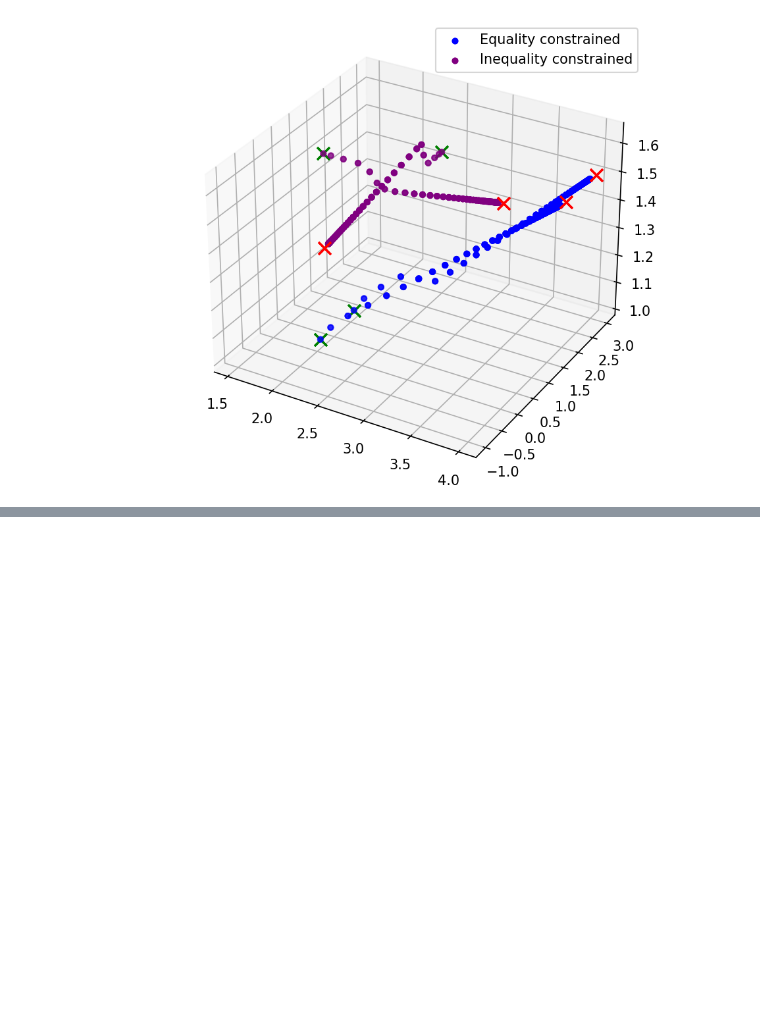
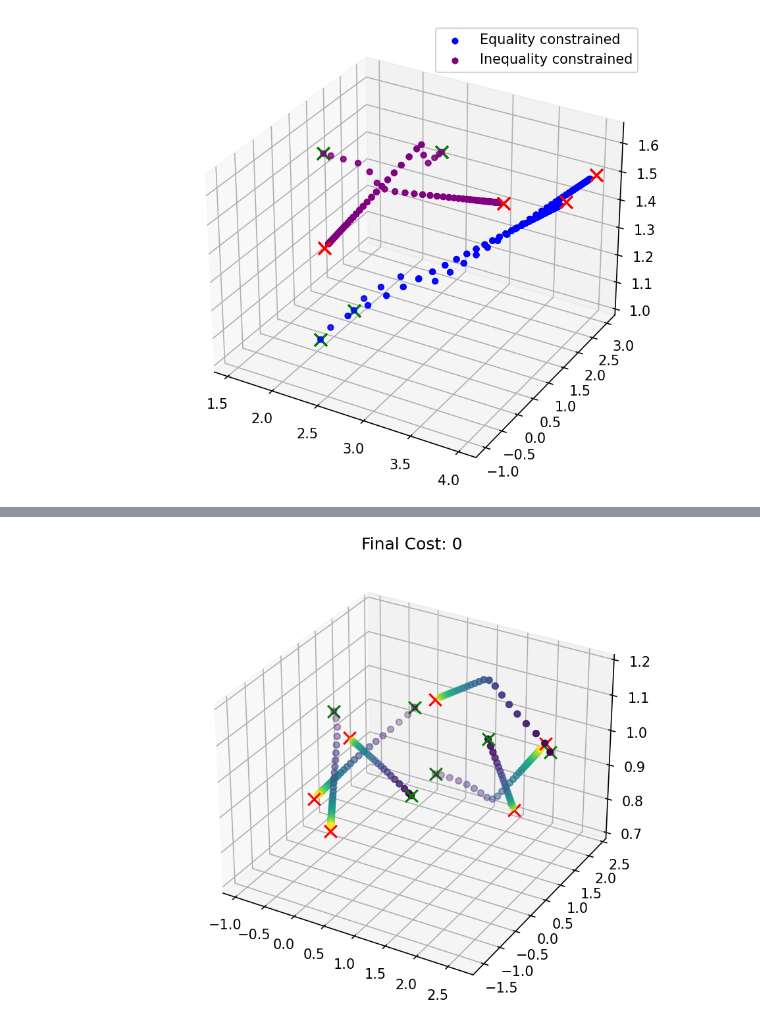
Before and after one commit to labicon/Potential-ADMM_code, a Jupyter notebook: distributed_mpc/analysis/multi_drone_analysis.ipynb, the cells around one changed output, grey strips where cells are left out. Drawn from its saved outputs; the diff is of its cells as text; code cells hidden in the pictures; blank space fills up the shorter version.

```diff
--- a/distributed_mpc/analysis/multi_drone_analysis.ipynb
+++ b/distributed_mpc/analysis/multi_drone_analysis.ipynb
@@ -270,4 +315,0 @@ plt.draw()
-# %%
-n_agents = 3
-n_states = 6
-x_dims = [n_states]*n_agents
@@ -343,2 +316,3 @@ data = np.load('5_drones_centralized_sim_data.npy')
-# %%
-x0,xf = util.paper_setup_5_quads()
+# %%
+x_dims = [6]*n_agents
+x_dims
@@ -344,0 +326,4 @@ x0,xf = util.paper_setup_5_quads()
+# %%
+X_full,U_full, t, failed_count, converged = solve_rhc(
+                                dt,x0,xf,u_ref,N,Q,R,Qf,n_agents,n_states,n_inputs,radius,
+                                max_input,min_input,max_state,min_state,n_humans)
@@ -345,5 +348,6 @@ x0,xf = util.paper_setup_5_quads()
 # %%
 %matplotlib ipympl
 plt.figure(dpi=150)
-plot_solve(data,0,xf,x_dims,n_d=3)
-plt.legend(plt.gca().get_children()[1:3], ["Start Position", "Goal Position"]);
+dec.plot_solve(X_full,0,xf,x_dims,n_d=3)
+# %% [output]
+[figure, added]
```
Also changed, not shown: parts of 66 cells of this notebook, 33 other files.
